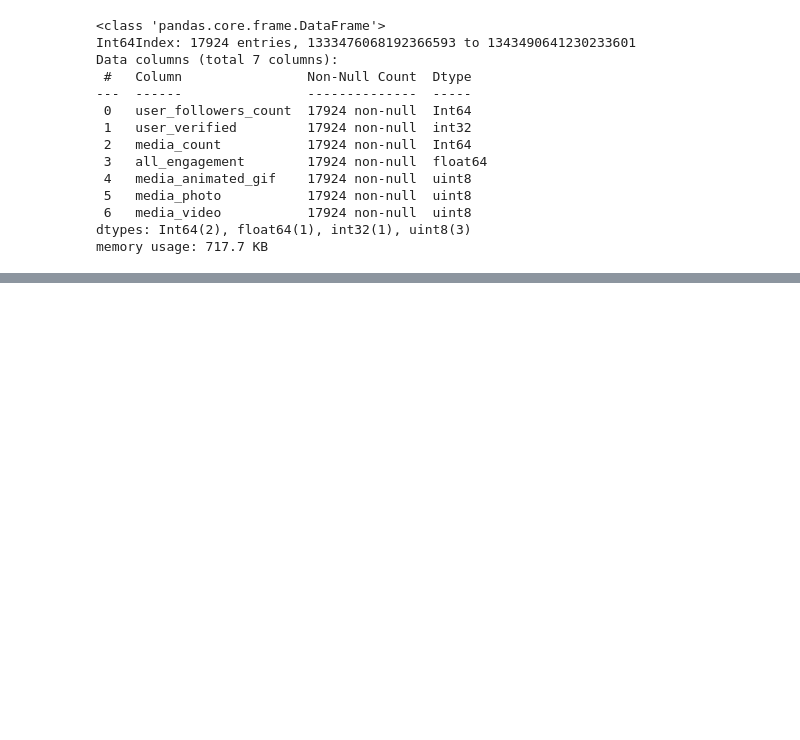
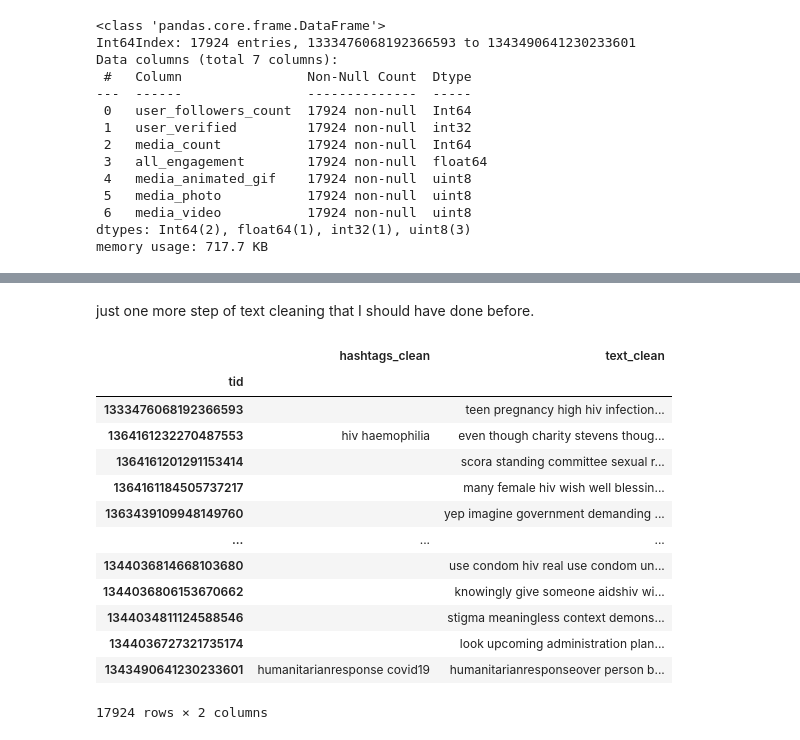
Before and after one commit to smanavi/Springboard-Capstone-Two, a Jupyter notebook: pre-processing/1_train_test_split.ipynb, the cells around one changed output, grey strips where cells are left out. Cells and saved outputs as stored; diff of their text form; code cells hidden in the pictures; blank space fills up the shorter version.

```diff
--- a/pre-processing/preprocessing_train_test_split.ipynb
+++ b/pre-processing/1_train_test_split.ipynb
@@ -119,0 +214,2 @@ engagement.describe()
+# %% [markdown]
+just one more step of text cleaning that I should have done before.
@@ -120 +225,18 @@ engagement.describe()
+# %%
+text_df[['tid', 'hashtags_clean', 'text_clean']].set_index('tid')
+# %% [output]
+|  | hashtags_clean | text_clean |
+| tid |  |  |
+| 1333476068192366593 |  | teen pregnancy high hiv infection... |
+| 1364161232270487553 | hiv haemophilia | even though charity stevens thoug... |
+| 1364161201291153414 |  | scora standing committee sexual r... |
+| 1364161184505737217 |  | many female hiv wish well blessin... |
+| 1363439109948149760 |  | yep imagine government demanding ... |
+| ... | ... | ... |
+| 1344036814668103680 |  | use condom hiv real use condom un... |
+| 1344036806153670662 |  | knowingly give someone aidshiv wi... |
+| 1344034811124588546 |  | stigma meaningless context demons... |
+| 1344036727321735174 |  | look upcoming administration plan... |
+| 1343490641230233601 | humanitarianresponse covid19 | humanitarianresponseover person b... |
+17924 rows × 2 columns
 # %%
```
Also changed, not shown: parts of 31 cells of this notebook, 9 other files.
